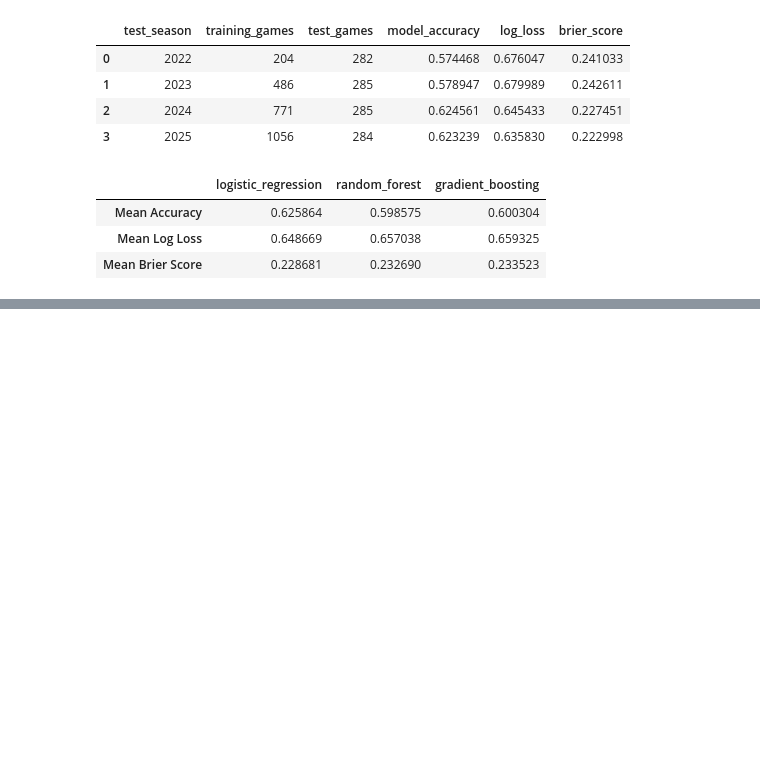
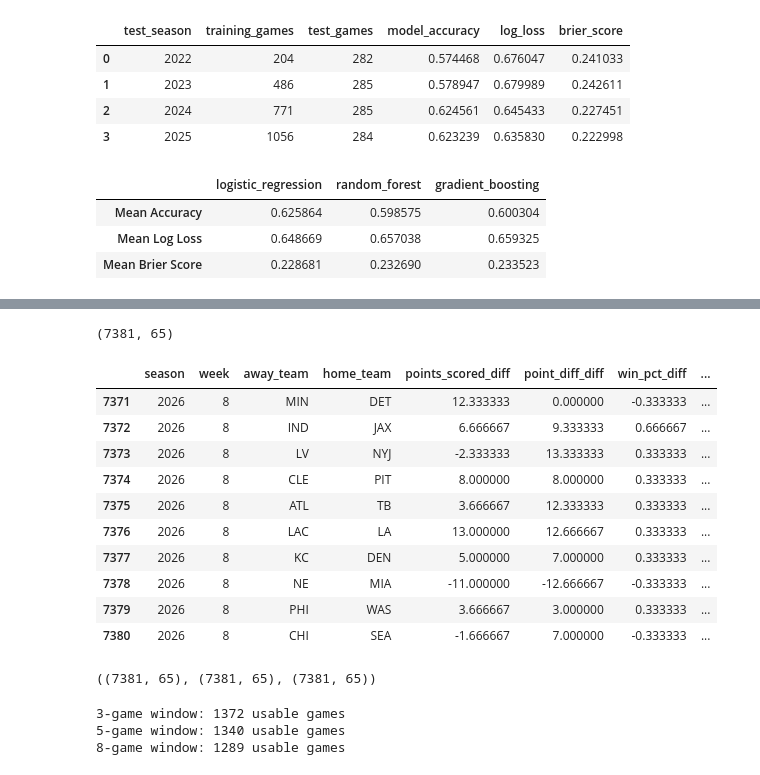
Before and after one commit to GarnetFisherman/nfl-game-prediction, a Jupyter notebook: notebooks/01_explore_nfl_data.ipynb, the cells around one changed output, grey strips where cells are left out. Saved outputs shown, nothing was run; the diff lists cells and outputs as text; code cells hidden in the pictures; blank space fills up the shorter version.

```diff
--- a/notebooks/01_explore_nfl_data.ipynb
+++ b/notebooks/01_explore_nfl_data.ipynb
@@ -2307,0 +2371,19 @@ three_model_summary
+# %%
+def add_rolling_epa_features(df, window):
+    result = df.copy()
+
+    result[f"off_epa_last{window}"] = (
+        result.groupby("team")["off_epa_per_play"]
+        .transform(
+            lambda x: x.shift(1).rolling(window).mean()
+        )
+    )
+
+    result[f"def_epa_last{window}"] = (
+        result.groupby("team")["def_epa_per_play"]
+        .transform(
+            lambda x: x.shift(1).rolling(window).mean()
+        )
+    )
+
+    return result
@@ -2307,0 +2612,34 @@ three_model_summary
+# %%
+model_3 = build_model_dataset(3)
+# %%
+model_3.shape
+# %% [output]
+(7381, 65)
+# %%
+model_3[
+    [
+        "season",
+        "week",
+        "away_team",
+        "home_team",
+        "points_scored_diff",
+        "point_diff_diff",
+        "win_pct_diff",
+        "off_epa_diff",
+        "def_epa_advantage",
+        "home_win",
+        "rolling_window"
+    ]
+].tail(10)
+# %% [output]
+|  | season | week | away_team | home_team | points_scored_diff | point_diff_diff | win_pct_diff | ... |
+| 7371 | 2026 | 8 | MIN | DET | 12.333333 | 0.000000 | -0.333333 | ... |
+| 7372 | 2026 | 8 | IND | JAX | 6.666667 | 9.333333 | 0.666667 | ... |
+| 7373 | 2026 | 8 | LV | NYJ | -2.333333 | 13.333333 | 0.333333 | ... |
+| 7374 | 2026 | 8 | CLE | PIT | 8.000000 | 8.000000 | 0.333333 | ... |
+| 7375 | 2026 | 8 | ATL | TB | 3.666667 | 12.333333 | 0.333333 | ... |
+| 7376 | 2026 | 8 | LAC | LA | 13.000000 | 12.666667 | 0.333333 | ... |
+| 7377 | 2026 | 8 | KC | DEN | 5.000000 | 7.000000 | 0.333333 | ... |
+| 7378 | 2026 | 8 | NE | MIA | -11.000000 | -12.666667 | -0.333333 | ... |
+| 7379 | 2026 | 8 | PHI | WAS | 3.666667 | 3.000000 | 0.333333 | ... |
+| 7380 | 2026 | 8 | CHI | SEA | -1.666667 | 7.000000 | -0.333333 | ... |
@@ -2307,0 +2650,4 @@ three_model_summary
+# %%
+model_3.shape, model_5.shape, model_8.shape
+# %% [output]
+((7381, 65), (7381, 65), (7381, 65))
@@ -2307,0 +2662,15 @@ three_model_summary
+# %%
+for window, df in [
+    (3, model_3),
+    (5, model_5),
+    (8, model_8)
+]:
+    clean = df.dropna(subset=window_features)
+
+    print(
+        f"{window}-game window: {len(clean)} usable games"
+    )
+# %% [output]
+3-game window: 1372 usable games
+5-game window: 1340 usable games
+8-game window: 1289 usable games
```
Also changed, not shown: parts of 23 cells of this notebook.
